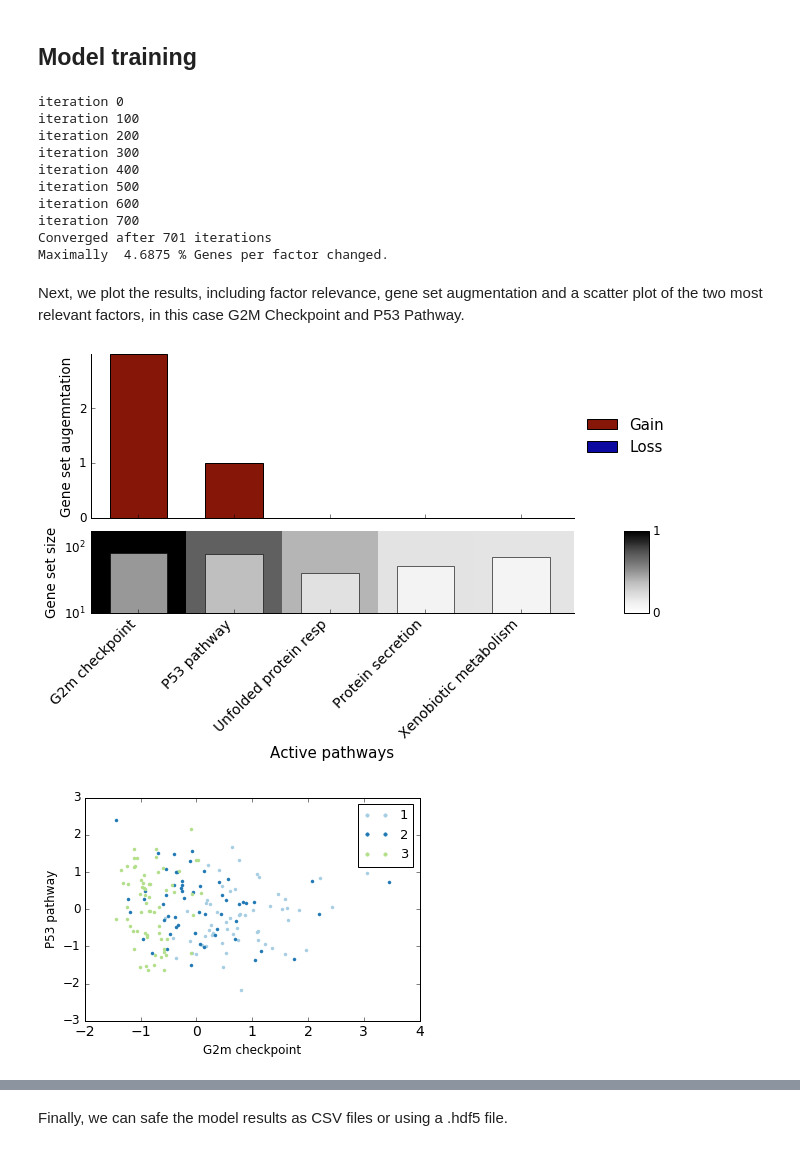
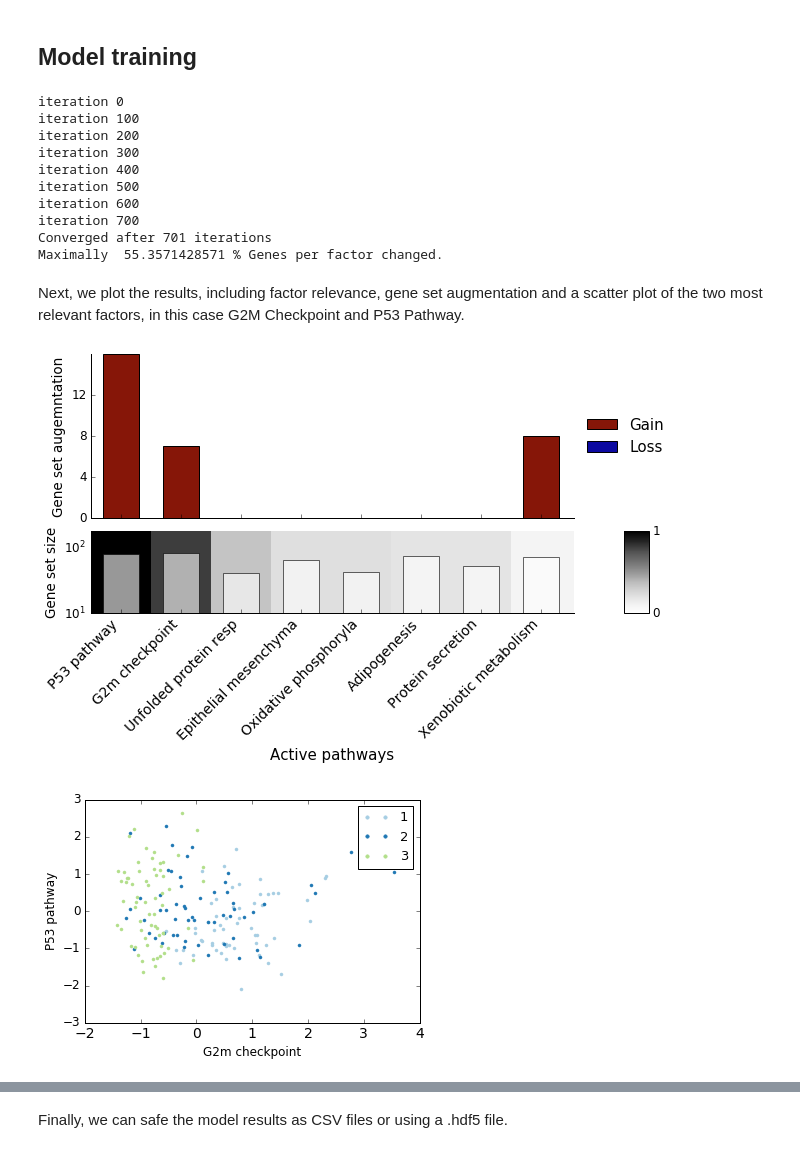
Before and after one commit to bioFAM/slalom, a Jupyter notebook: ipynb/f-scLVM.ipynb, the cells around one changed output, grey strips where cells are left out. Saved outputs shown, nothing was run; the diff lists cells and outputs as text; code cells hidden in the pictures.

Commit message:
added factors change diagnostics

```diff
--- a/ipynb/f-scLVM.ipynb
+++ b/ipynb/f-scLVM.ipynb
@@ -71,13 +74,16 @@ terms = data['terms']
 
 #initialize FA instance, here using a Gaussian noise model and fitting 3 dense hidden factors
 FA = fscLVM.initFA(Y, terms,I,noise='gauss', nHidden=3,
-                   pruneGenes=True, minGenes=15)
+                   pruneGenes=False, minGenes=15)
 # %% [markdown]
 ## Model training
 # %%
 
-#model training
+#model training (fast)
+#FA.train(nIterations=5)
 FA.train()
+
+
 
 #print diagnostics
 FA.printDiagnostics()
@@ -91,22 +97,22 @@ iteration 500
 iteration 600
 iteration 700
 Converged after 701 iterations
-Maximally  4.6875 % Genes per factor changed.
+Maximally  55.3571428571 % Genes per factor changed.
 # %% [markdown]
 Next, we plot the results, including  factor relevance, gene set augmentation and a scatter plot of the two most relevant factors, in this case G2M Checkpoint and P53 Pathway.
 # %%
 #plot resutls
 fig = plotFA(FA)
 
 #get factors; analogous getters are implemented for relevance and weights (see docs)
-X = FA.getFactors(ids=['G2m checkpoint','P53 pathway'])
+X = FA.getFactors(terms=['G2m checkpoint','P53 pathway'])
 
 #scatter plot of the top two factors
 plotFactors(X=X, lab=data['lab'], terms=['G2m checkpoint','P53 pathway'], isCont=False)
 
 
 #the same plot can be generated by passing the FA object to the plot function
 #plotFactors(FA=FA,idx1=0,idx2=1, lab = data['lab'], isCont=False )
 # %% [output]
-[figure, old version]
+[figure, new version]
-[figure, old version]
+[figure, new version]
```
Also changed, not shown: parts of 6 cells of this notebook, 2 other files.
